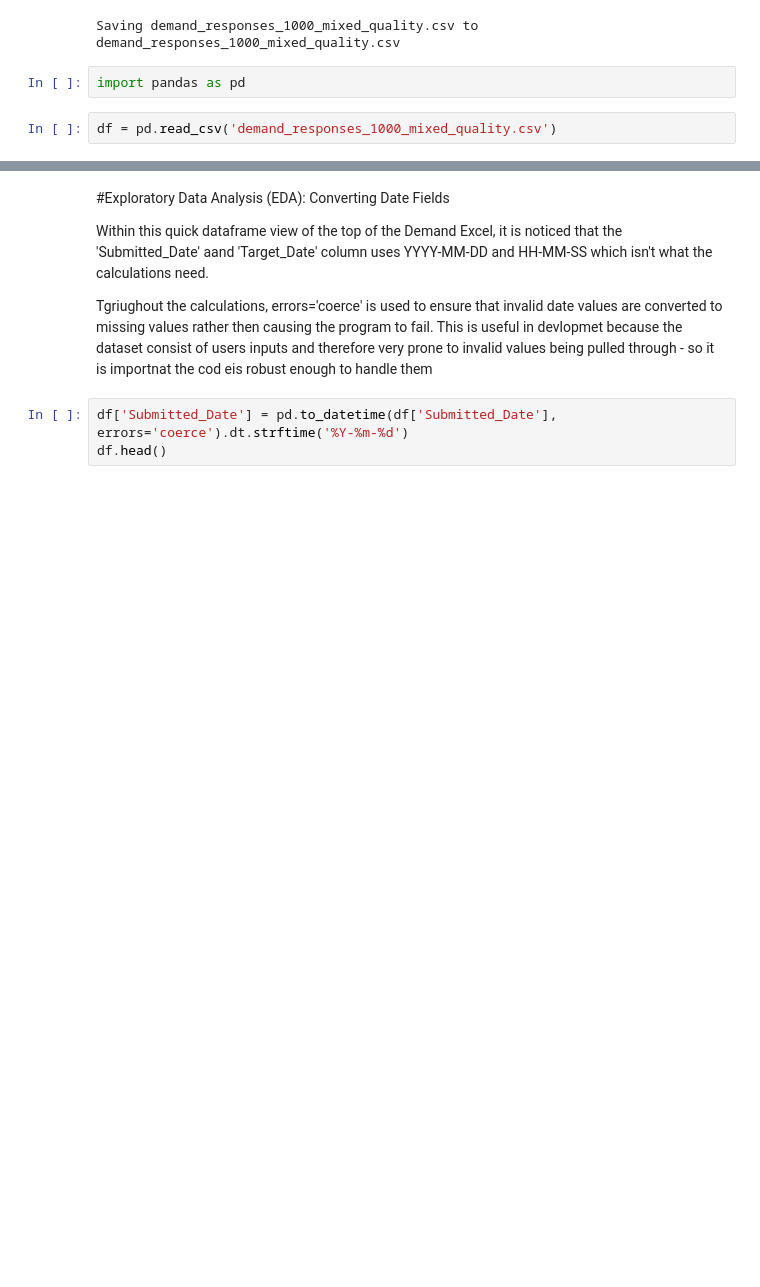
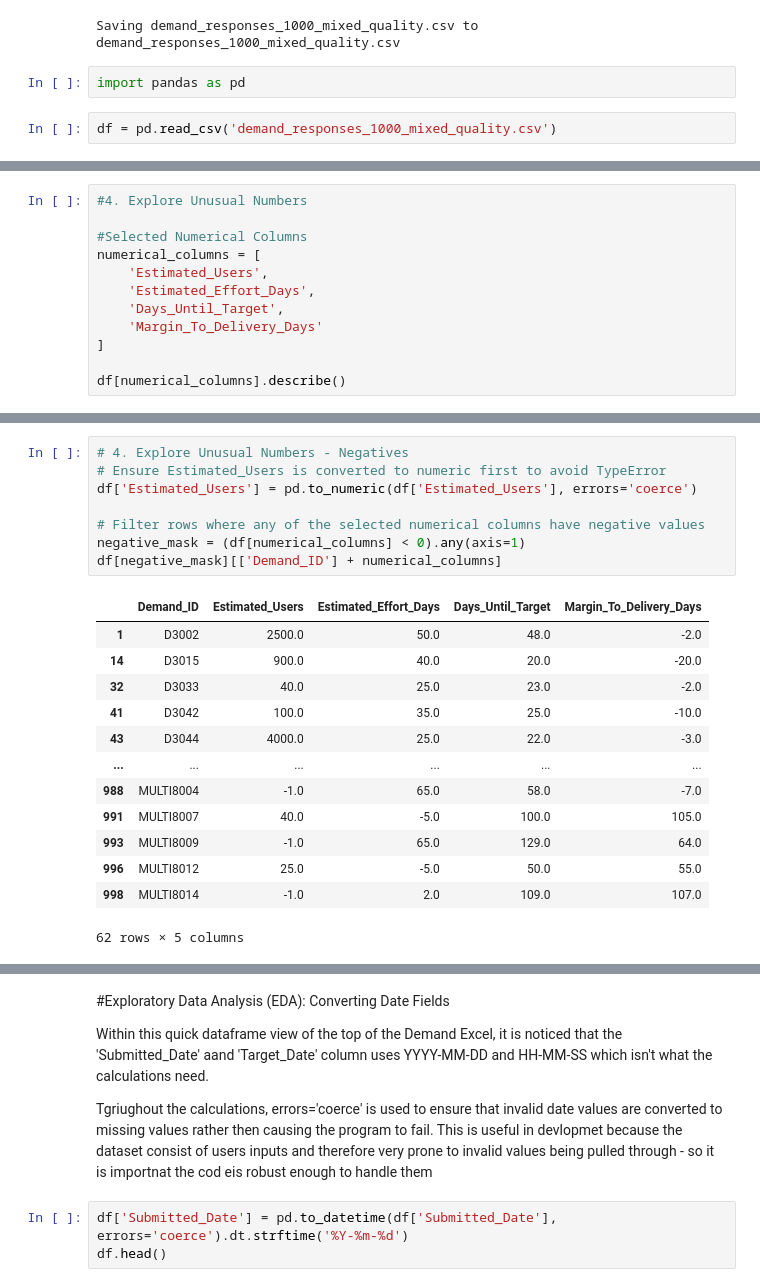
Before and after one commit to 54SADJCQB-BPPProfessionalPractice/SoftwareEngineeringDemandTriaging, a Jupyter notebook: Untitled2.ipynb, the cells around one changed output, grey strips where cells are left out. Drawn from its saved outputs; the diff is of its cells as text; blank space fills up the shorter version.

```diff
--- a/Untitled2.ipynb
+++ b/Untitled2.ipynb
@@ -50,0 +165,12 @@ dtype: object
+# %%
+#4. Explore Unusual Numbers
+
+#Selected Numerical Columns
+numerical_columns = [
+    'Estimated_Users',
+    'Estimated_Effort_Days',
+    'Days_Until_Target',
+    'Margin_To_Delivery_Days'
+]
+
+df[numerical_columns].describe()
@@ -50,0 +187,22 @@ dtype: object
+# %%
+# 4. Explore Unusual Numbers - Negatives
+# Ensure Estimated_Users is converted to numeric first to avoid TypeError
+df['Estimated_Users'] = pd.to_numeric(df['Estimated_Users'], errors='coerce')
+
+# Filter rows where any of the selected numerical columns have negative values
+negative_mask = (df[numerical_columns] < 0).any(axis=1)
+df[negative_mask][['Demand_ID'] + numerical_columns]
+# %% [output]
+|  | Demand_ID | Estimated_Users | Estimated_Effort_Days | Days_Until_Target | Margin_To_Delivery_Days |
+| 1 | D3002 | 2500.0 | 50.0 | 48.0 | -2.0 |
+| 14 | D3015 | 900.0 | 40.0 | 20.0 | -20.0 |
+| 32 | D3033 | 40.0 | 25.0 | 23.0 | -2.0 |
+| 41 | D3042 | 100.0 | 35.0 | 25.0 | -10.0 |
+| 43 | D3044 | 4000.0 | 25.0 | 22.0 | -3.0 |
+| ... | ... | ... | ... | ... | ... |
+| 988 | MULTI8004 | -1.0 | 65.0 | 58.0 | -7.0 |
+| 991 | MULTI8007 | 40.0 | -5.0 | 100.0 | 105.0 |
+| 993 | MULTI8009 | -1.0 | 65.0 | 129.0 | 64.0 |
+| 996 | MULTI8012 | 25.0 | -5.0 | 50.0 | 55.0 |
+| 998 | MULTI8014 | -1.0 | 2.0 | 109.0 | 107.0 |
+62 rows × 5 columns
```
Also changed, not shown: parts of 15 cells of this notebook.
